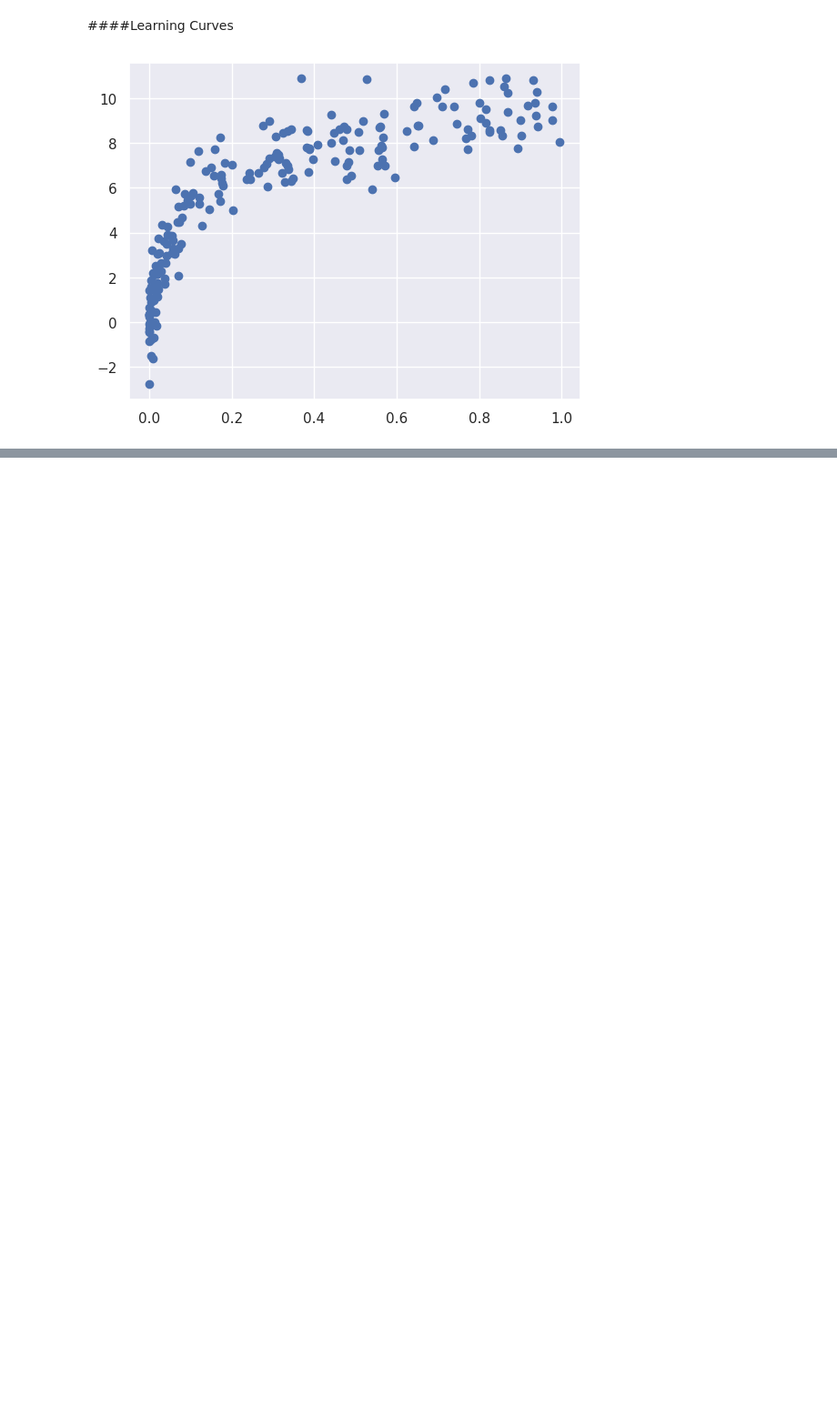
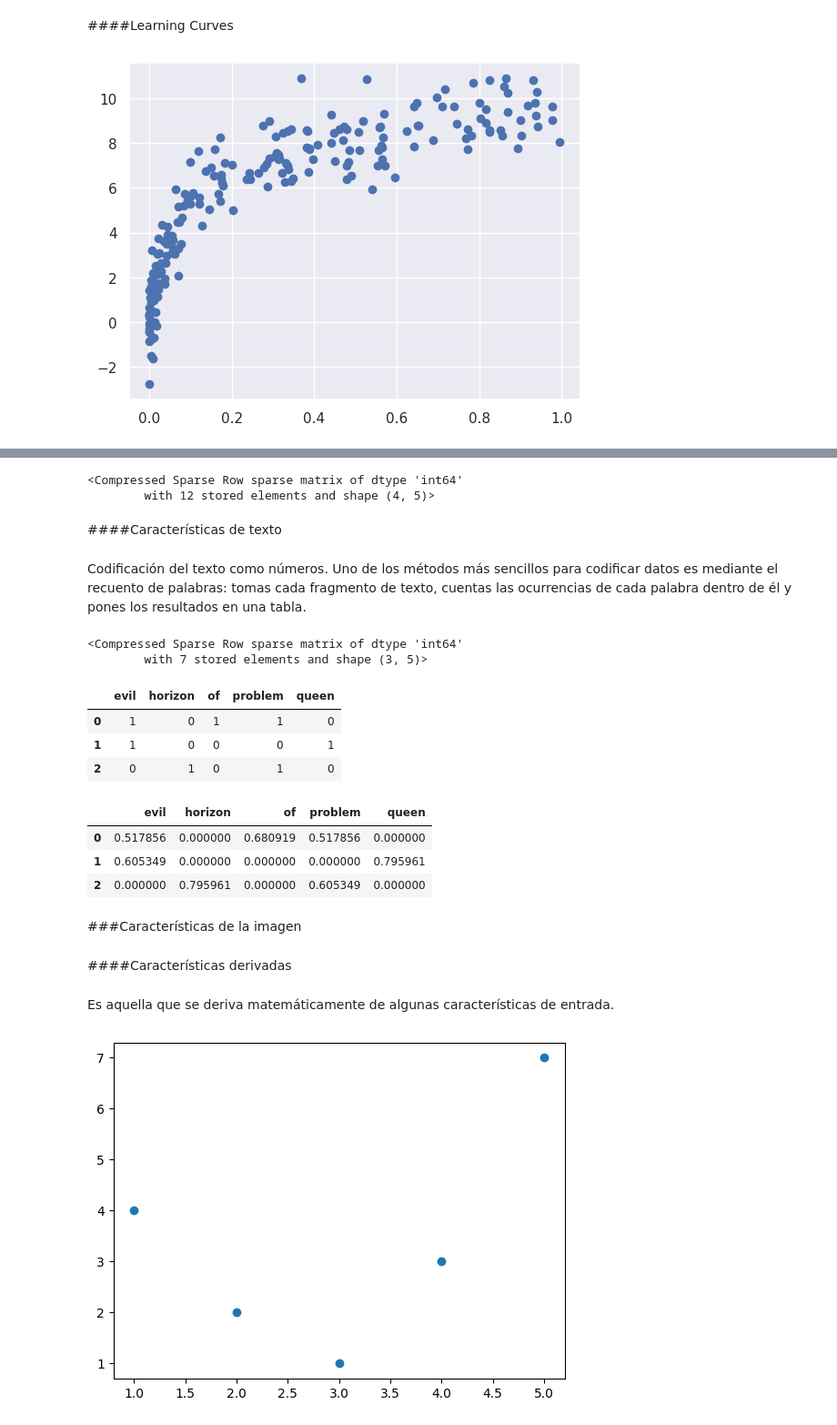
Before and after one commit to m-ony/mineria-de-datos, a Jupyter notebook: Minería_de_Datos.ipynb, the cells around one changed output, grey strips where cells are left out. Shown at 91% size. Saved outputs shown, nothing was run; the diff lists cells and outputs as text; code cells hidden in the pictures; blank space fills up the shorter version.

```diff
--- a/Minería_de_Datos.ipynb
+++ b/Minería_de_Datos.ipynb
@@ -3030,0 +3063,10 @@ plt.scatter(X2.ravel(), y2);
+# %%
+vec = DictVectorizer(sparse=True, dtype=int)
+vec.fit_transform(data) #comprimir datos
+# %% [output]
+<Compressed Sparse Row sparse matrix of dtype 'int64'
+        with 12 stored elements and shape (4, 5)>
+# %% [markdown]
+####Características de texto
+# %% [markdown]
+Codificación del texto como números. Uno de los métodos más sencillos para codificar datos es mediante el recuento de palabras: tomas cada fragmento de texto, cuentas las ocurrencias de cada palabra dentro de él y pones los resultados en una tabla.
@@ -3030,0 +3078,46 @@ plt.scatter(X2.ravel(), y2);
+# %%
+from sklearn.feature_extraction.text import CountVectorizer
+#cada columna va ser una palabra
+vec = CountVectorizer()
+X = vec.fit_transform(sample)
+X
+# %% [output]
+<Compressed Sparse Row sparse matrix of dtype 'int64'
+        with 7 stored elements and shape (3, 5)>
+# %%
+#El resultado es una matriz dispersa que registra el número de veces que aparece cada palabra;
+import pandas as pd
+pd.DataFrame(X.toarray(), columns=vec.get_feature_names_out())
+# %% [output]
+|  | evil | horizon | of | problem | queen |
+| 0 | 1 | 0 | 1 | 1 | 0 |
+| 1 | 1 | 0 | 0 | 0 | 1 |
+| 2 | 0 | 1 | 0 | 1 | 0 |
+# %%
+#frecuencia inversa a los documentos,ue pondera el número de palabras
+#según la frecuencia con la que aparecen en los documentos.
+from sklearn.feature_extraction.text import TfidfVectorizer
+vec = TfidfVectorizer()
+X = vec.fit_transform(sample)
+pd.DataFrame(X.toarray(), columns=vec.get_feature_names_out())
+# %% [output]
+|  | evil | horizon | of | problem | queen |
+| 0 | 0.517856 | 0.000000 | 0.680919 | 0.517856 | 0.000000 |
+| 1 | 0.605349 | 0.000000 | 0.000000 | 0.000000 | 0.795961 |
+| 2 | 0.000000 | 0.795961 | 0.000000 | 0.605349 | 0.000000 |
+# %% [markdown]
+###Características de la imagen
+# %% [markdown]
+####Características derivadas
+# %% [markdown]
+Es aquella que se deriva matemáticamente de algunas características de entrada.
+# %%
+%matplotlib inline
+import numpy as np
+import matplotlib.pyplot as plt
+
+x = np.array([1, 2, 3, 4, 5])
+y = np.array([4, 2, 1, 3, 7])
+plt.scatter(x, y);
+# %% [output]
+[figure, added]
```
Also changed, not shown: parts of 21 cells of this notebook.
